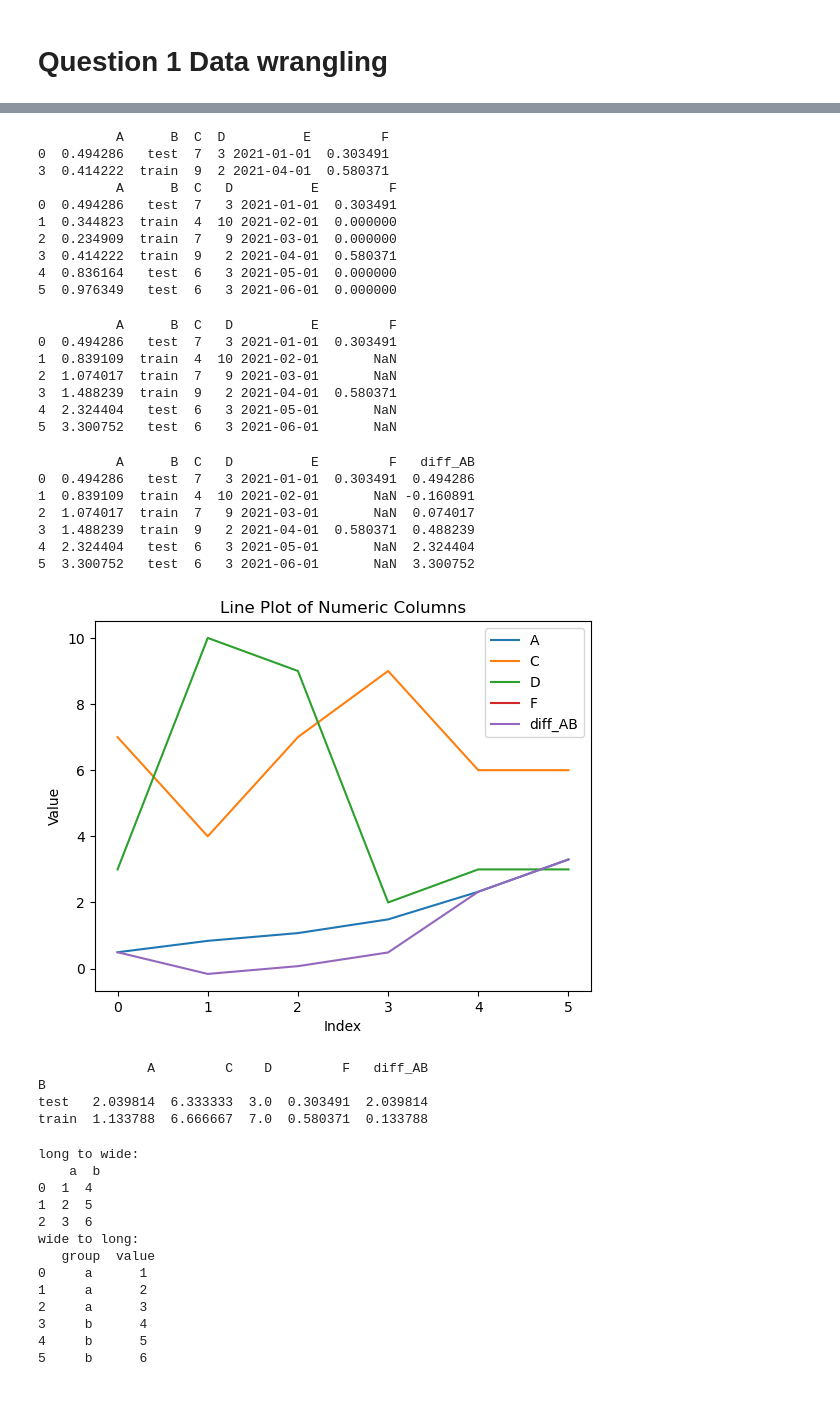
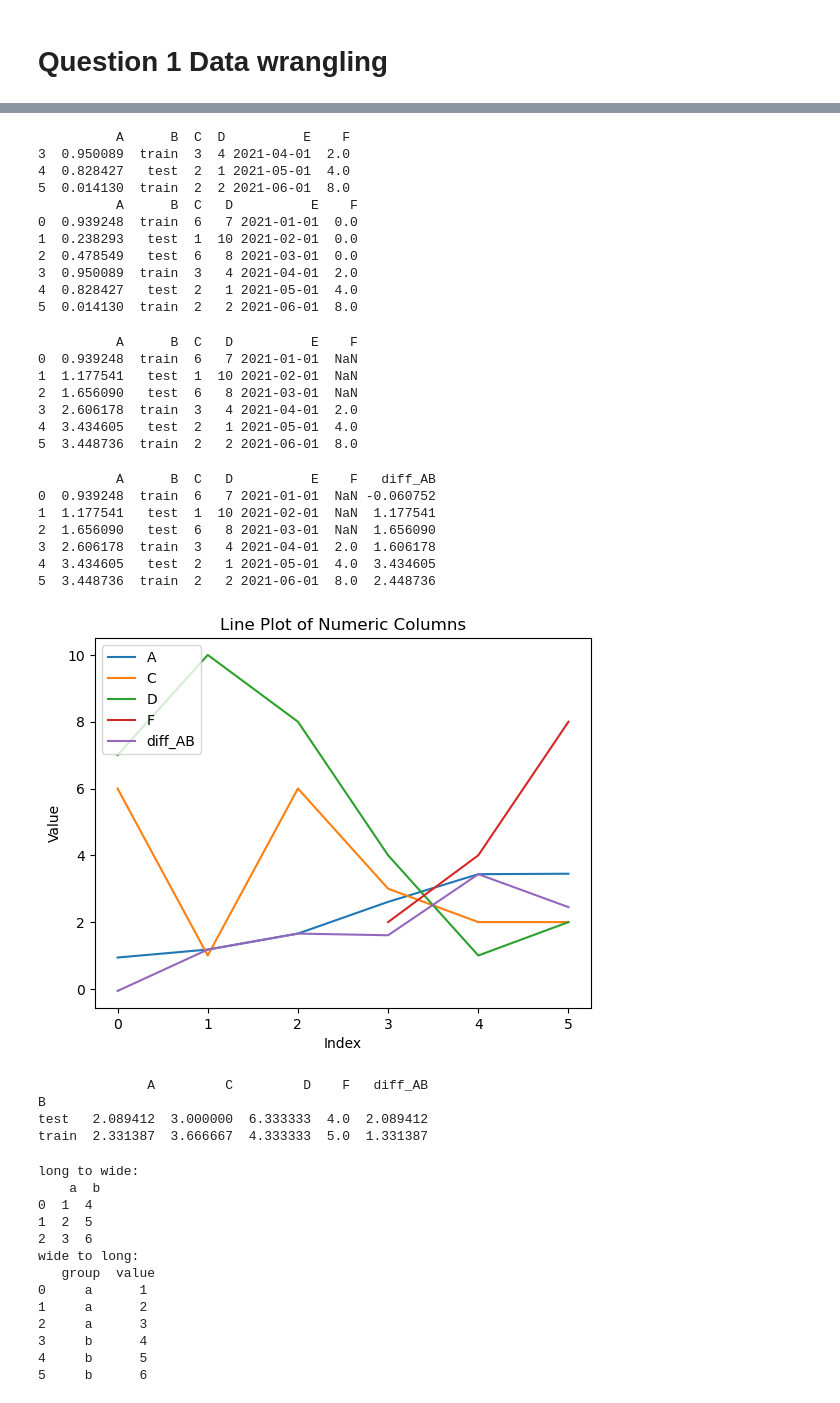
Before and after one commit to rainxu0608/python-exercise, a Jupyter notebook: exercise-Python.ipynb, the cells around one changed output, grey strips where cells are left out. Saved outputs shown, nothing was run; the diff lists cells and outputs as text; code cells hidden in the pictures.

```diff
--- a/exercise-Python.ipynb
+++ b/exercise-Python.ipynb
@@ -11,8 +11,8 @@ import matplotlib.pyplot as plt
 data = {
     "A": np.random.random(6),
     "B": np.random.choice(["test", "train"], 6),
-    "C": np.random.randint(0, 10, 6),
-    "D": pd.Series(np.random.randint(0, 10, 6)),
+    "C": np.random.randint(0, 10, size = 6),
+    "D": pd.Series(np.random.randint(0, 10, size = 6)),
     "E": pd.date_range("2021-01-01", periods=6, freq="MS"),
 }
 
@@ -58,6 +63,6 @@ print(df_filtered)
 # %%
 # Change the value in the 4th column and 2nd row to 10
-df.iat[1, 3] = 10
+df.iloc[1,3] = 10
 print(df)
 # %% [output]
           A      B  C   D          E
@@ -70,5 +75,11 @@ print(df)
 # %%
 # Create a column F where half the values are NaN
-df["F"] = np.where(np.random.random(6) > 0.5, np.nan, np.random.random(6))
+# I'm not sure if half means probability or the exact half
+# probability
+df["F"] = np.where(np.random.random(6) > 0.5, np.nan, np.random.randint(0, 10, size=6))
 print(df)
+
+# the exact half
+df['F'] = pd.Series([np.nan] * 3 + list(np.random.randint(0, 10, size=3)))
+print(df)
 # %% [output]
@@ -82,5 +100,6 @@ print(df)
 # %%
 # Deal with missing values in two different ways
+
 # Remove entries with missing data
 df_no_missing = df.dropna()
 print(df_no_missing)
@@ -89,60 +108,60 @@ print(df_no_missing)
 df_filled = df.fillna(0)
 print(df_filled)
 # %% [output]
-          A      B  C  D          E         F
-0  0.494286   test  7  3 2021-01-01  0.303491
-3  0.414222  train  9  2 2021-04-01  0.580371
-          A      B  C   D          E         F
-0  0.494286   test  7   3 2021-01-01  0.303491
-1  0.344823  train  4  10 2021-02-01  0.000000
-2  0.234909  train  7   9 2021-03-01  0.000000
-3  0.414222  train  9   2 2021-04-01  0.580371
-4  0.836164   test  6   3 2021-05-01  0.000000
-5  0.976349   test  6   3 2021-06-01  0.000000
+          A      B  C  D          E    F
+3  0.950089  train  3  4 2021-04-01  2.0
+4  0.828427   test  2  1 2021-05-01  4.0
+5  0.014130  train  2  2 2021-06-01  8.0
+          A      B  C   D          E    F
+0  0.939248  train  6   7 2021-01-01  0.0
+1  0.238293   test  1  10 2021-02-01  0.0
+2  0.478549   test  6   8 2021-03-01  0.0
+3  0.950089  train  3   4 2021-04-01  2.0
+4  0.828427   test  2   1 2021-05-01  4.0
+5  0.014130  train  2   2 2021-06-01  8.0
 # %%
 # Convert column A into a cumulative sum
 df["A"] = df["A"].cumsum()
 print(df)
 # %% [output]
-          A      B  C   D          E         F
-0  0.494286   test  7   3 2021-01-01  0.303491
-1  0.839109  train  4  10 2021-02-01       NaN
-2  1.074017  train  7   9 2021-03-01       NaN
-3  1.488239  train  9   2 2021-04-01  0.580371
-4  2.324404   test  6   3 2021-05-01       NaN
-5  3.300752   test  6   3 2021-06-01       NaN
+          A      B  C   D          E    F
+0  0.939248  train  6   7 2021-01-01  NaN
+1  1.177541   test  1  10 2021-02-01  NaN
+2  1.656090   test  6   8 2021-03-01  NaN
+3  2.606178  train  3   4 2021-04-01  2.0
+4  3.434605   test  2   1 2021-05-01  4.0
+5  3.448736  train  2   2 2021-06-01  8.0
 # %%
 # Subtract column B from column A
 df["diff_AB"] = df["A"] - df["B"].astype('category').cat.codes
 print(df)
 # %% [output]
-          A      B  C   D          E         F   diff_AB
-0  0.494286   test  7   3 2021-01-01  0.303491  0.494286
-1  0.839109  train  4  10 2021-02-01       NaN -0.160891
-2  1.074017  train  7   9 2021-03-01       NaN  0.074017
-3  1.488239  train  9   2 2021-04-01  0.580371  0.488239
-4  2.324404   test  6   3 2021-05-01       NaN  2.324404
-5  3.300752   test  6   3 2021-06-01       NaN  3.300752
+          A      B  C   D          E    F   diff_AB
+0  0.939248  train  6   7 2021-01-01  NaN -0.060752
+1  1.177541   test  1  10 2021-02-01  NaN  1.177541
+2  1.656090   test  6   8 2021-03-01  NaN  1.656090
+3  2.606178  train  3   4 2021-04-01  2.0  1.606178
+4  3.434605   test  2   1 2021-05-01  4.0  3.434605
+5  3.448736  train  2   2 2021-06-01  8.0  2.448736
 # %%
 # Plot the numeric columns as a line plot, ensuring that the plot has proper labels
 numeric_df = df.select_dtypes(include=[np.number])
 numeric_df.plot()
 plt.xlabel("Index")
 plt.ylabel("Value")
 plt.title("Line Plot of Numeric Columns")
-plt.legend(numeric_df.columns)
 plt.show()
 # %% [output]
-[figure, old version]
+[figure, new version]
 # %%
 # Compute the mean values of each column for groups 'train' and 'test'
 mean_values = df.groupby("B").mean(numeric_only=True)
 print(mean_values)
 # %% [output]
-              A         C    D         F   diff_AB
+              A         C         D    F   diff_AB
 B
-test   2.039814  6.333333  3.0  0.303491  2.039814
-train  1.133788  6.666667  7.0  0.580371  0.133788
+test   2.089412  3.000000  6.333333  4.0  2.089412
+train  2.331387  3.666667  4.333333  5.0  1.331387
 # %%
 # Convert the following from a to b (long to wide)
 a = pd.DataFrame(
```
Also changed, not shown: parts of 10 cells of this notebook, 1 other file.
